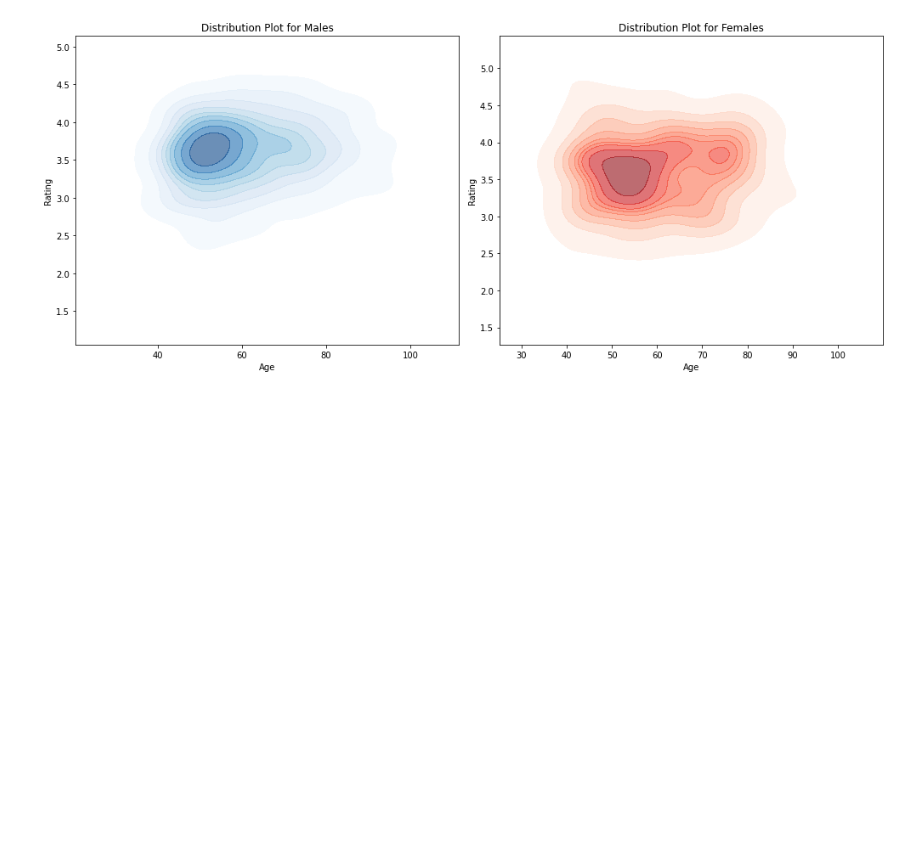
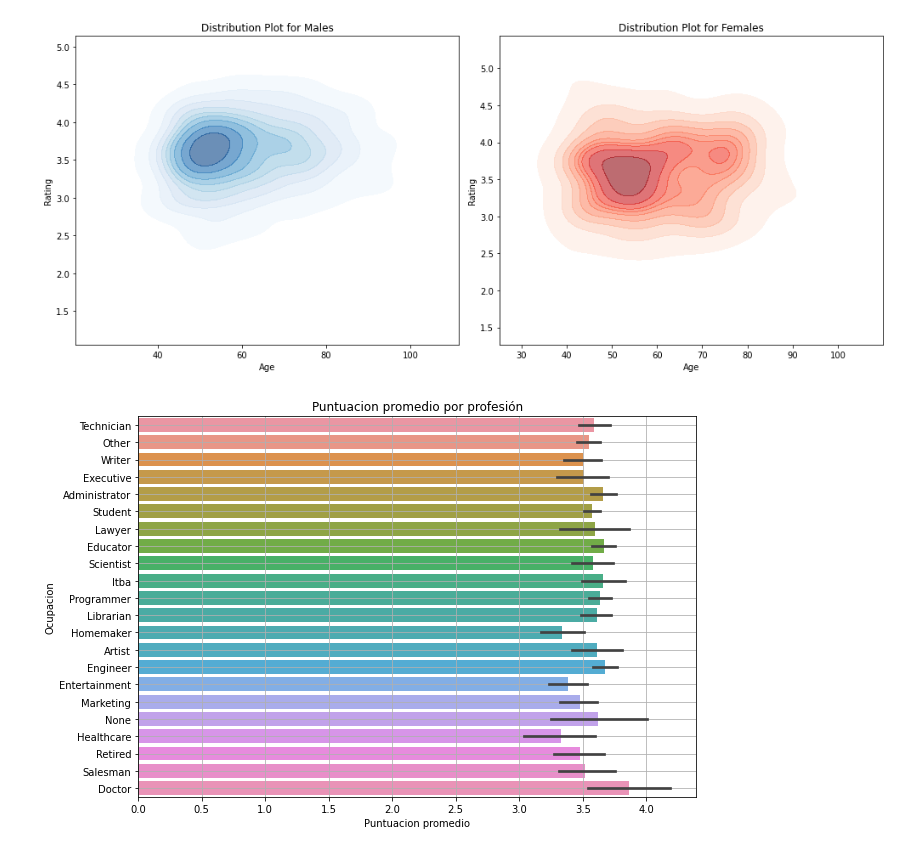
Before and after one commit to jmortiz4/itba_tp_integrador_1, a Jupyter notebook: demostraciones/Pruebas Scores.ipynb, the cells around one changed output. Saved outputs shown, nothing was run; the diff lists cells and outputs as text; code cells hidden in the pictures; blank space fills up the shorter version.

Commit message:
se le suma grafico 3 de 3 a scores --> puntuacion segun usuarioo

```diff
--- a/demostraciones/Pruebas Scores.ipynb
+++ b/demostraciones/Pruebas Scores.ipynb
@@ -78,3 +84,9 @@ Score.puntuacion_edad_genero(df_personas,df_sco)
 # %% [output]
 [figure]
 [figure]
+# %%
+#STATS con JOIN entre Usuarios y Scores
+df_usuarios = Usuario.create_df_from_csv("../data/usuarios.csv")
+Score.puntuacion_ocupacion_rating(df_usuarios,df_sco)
+# %% [output]
+[figure, added]
```
Also changed, not shown: parts of 3 cells of this notebook, 4 other files.
